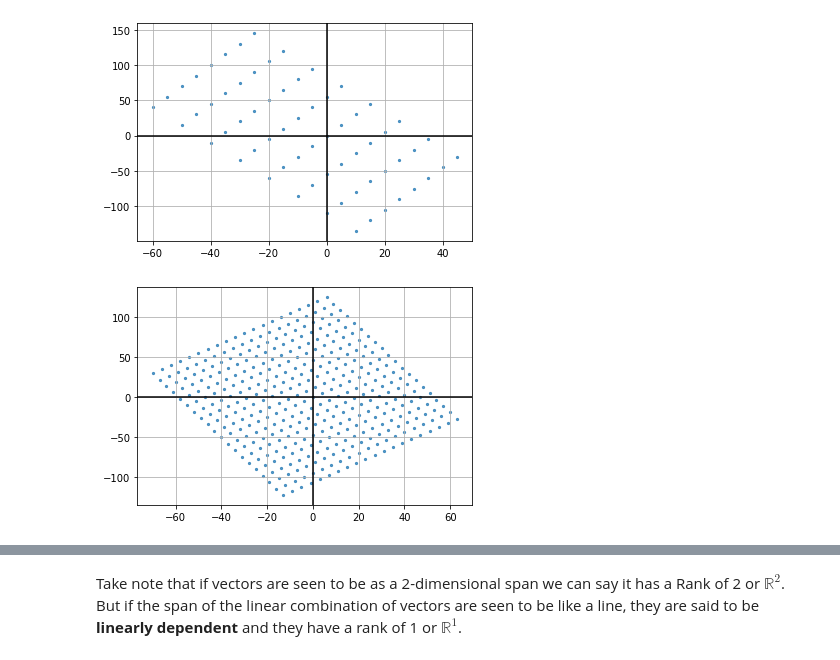
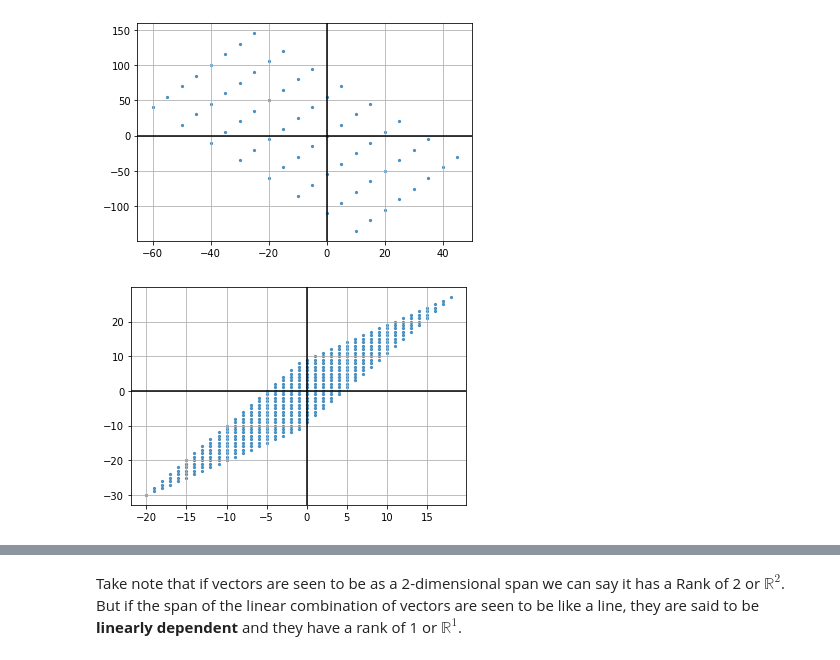
Before and after one commit to luizmaeaspillaga/LinearAlgebra_2ndSem, a Jupyter notebook: ASSIGNMENT_NO_10.ipynb, the cells around one changed output, grey strips where cells are left out. Saved outputs shown, nothing was run; the diff lists cells and outputs as text; code cells hidden in the pictures.

```diff
--- a/ASSIGNMENT_NO_10.ipynb
+++ b/ASSIGNMENT_NO_10.ipynb
@@ -91,23 +99,23 @@ plt.show()
 # %% [output]
 [figure]
 # %%
-vectP = np.array([4,5])
-vectQ = np.array([3,-8])
+vectP = np.array([1,2])
+vectQ = np.array([1,1])
 
 R = np.arange(-10,10,1)
 
 c1, c2 = np.meshgrid(R,R)
 
 vectR = vectP + vectQ
 spanRx = c1*vectP[0] + c2*vectQ[0]
 spanRy = c1*vectP[1] + c2*vectQ[1]
 ##plt.scatter(R*vectA[0],R*vectA[1])
 ##plt.scatter(R*vectB[0],R*vectB[1])
 plt.scatter(spanRx,spanRy, s=5, alpha=0.75)
 
 plt.axhline(y=0, color='k')
 plt.axvline(x=0, color='k')
 plt.grid()
 plt.show()
 # %% [output]
-[figure, old version]
+[figure, new version]
```
Also changed, not shown: parts of 7 cells of this notebook.
